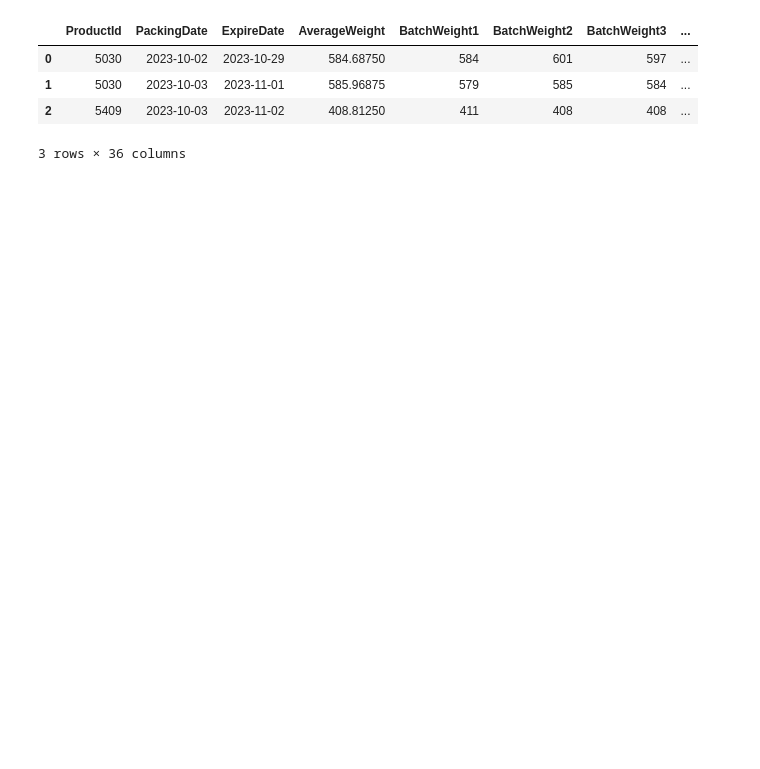
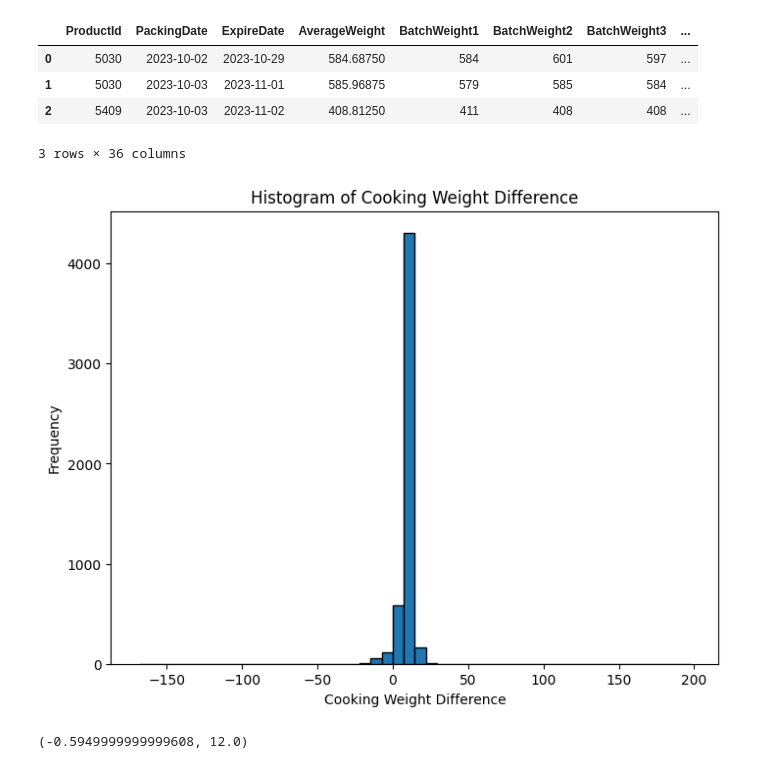
Before and after one commit to nguyenvuminhh/hkfood-junction-2024, a Jupyter notebook: test.ipynb, the cells around one changed output. Cells and saved outputs as stored; diff of their text form; code cells hidden in the pictures; blank space fills up the shorter version.

```diff
--- a/test.ipynb
+++ b/test.ipynb
@@ -88,3 +88,30 @@ df_package_weight.head(3)
 | 1 | 5030 | 2023-10-03 | 2023-11-01 | 585.96875 | 579 | 585 | 584 | ... |
 | 2 | 5409 | 2023-10-03 | 2023-11-02 | 408.81250 | 411 | 408 | 408 | ... |
 3 rows × 36 columns
+# %%
+import pandas as pd
+import matplotlib.pyplot as plt
+
+# Assuming df_hope DataFrame is already loaded in the environment with a "cooking_weight_difference" column
+# Here is a sample DataFrame for demonstration purposes
+# df_hope = pd.DataFrame({
+#     "cooking_weight_difference": [1.2, 2.4, 1.8, 2.1, 3.0, 1.5, 2.3, 1.9, 2.0, 1.7]
+# })
+
+# Plotting histogram for the "cooking_weight_difference" column
+plt.figure(figsize=(8, 6))
+plt.hist(df_hope["cooking_weight_difference"], bins=50, edgecolor='black')
+plt.title("Histogram of Cooking Weight Difference")
+plt.xlabel("Cooking Weight Difference")
+plt.ylabel("Frequency")
+plt.show()
+# %% [output]
+[figure, added]
+# %%
+
+percentile_5th = np.percentile(df_faith["cooking_weight_difference"], 5)
+percentile_95th = np.percentile(df_faith["cooking_weight_difference"], 95)
+
+percentile_5th, percentile_95th
+# %% [output]
+(-0.5949999999999608, 12.0)
```
Also changed, not shown: parts of 1 cell of this notebook, 11 other files.
